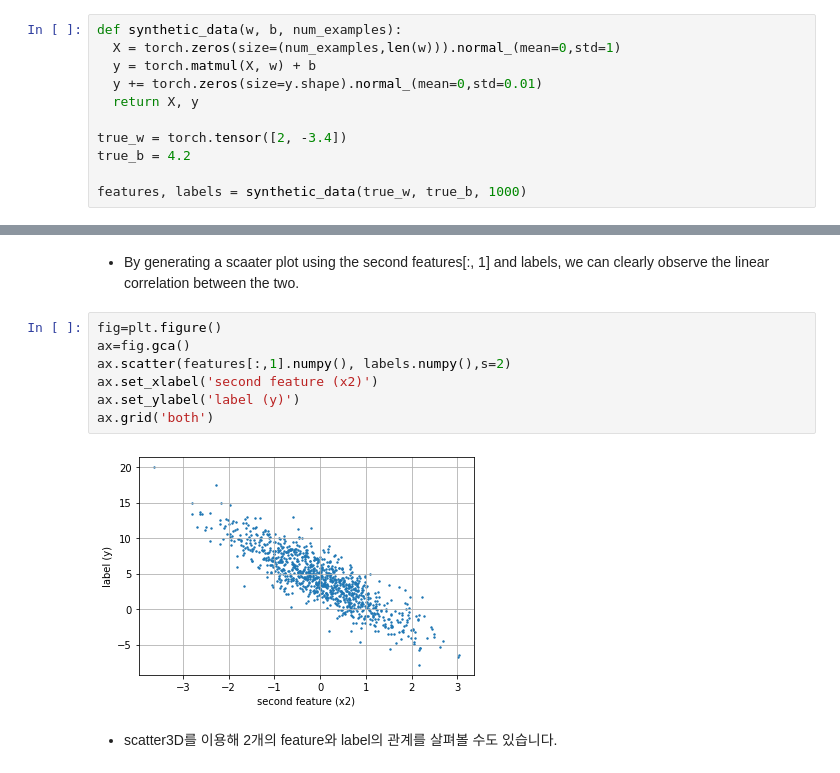
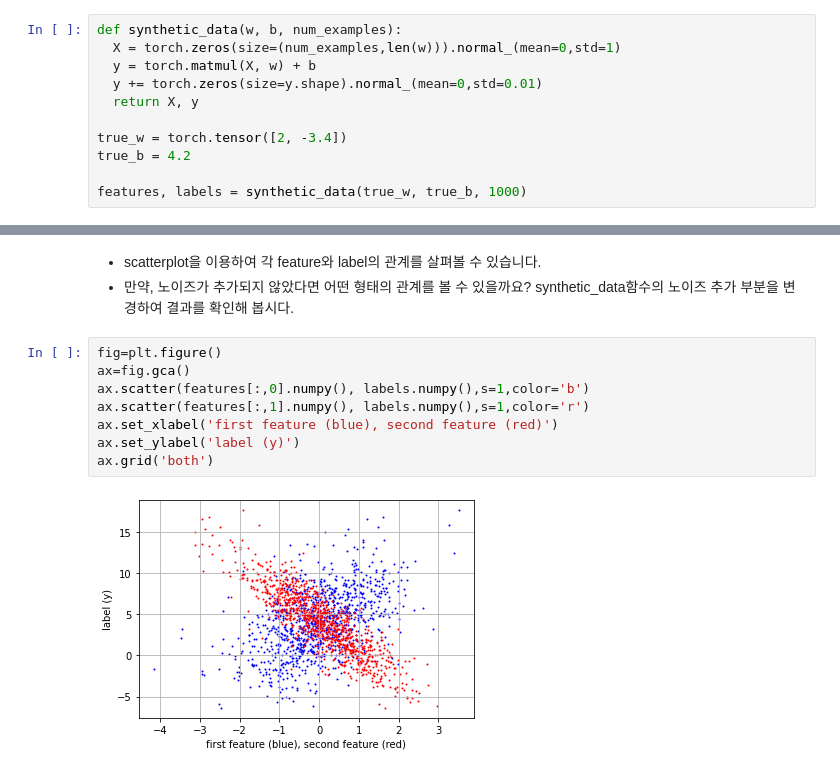
Before and after one commit to hufsbme/T10402101, a Jupyter notebook: ch3_linear_regression/ch3_01_linear_regression_implementation.ipynb, the cells around one changed output, grey strips where cells are left out. Drawn from its saved outputs; the diff is of its cells as text.

```diff
--- a/ch3_linear_regression/ch3_01_linear_regression_implementation.ipynb
+++ b/ch3_linear_regression/ch3_01_linear_regression_implementation.ipynb
@@ -42,13 +44,13 @@ label: tensor(5.1226)
-# %% [markdown]
-- By generating a scaater plot using the second features[:, 1] and labels, we can clearly observe the linear correlation between the two.
+# %% [markdown]
+- scatterplot을 이용하여 각 feature와 label의 관계를 살펴볼 수 있습니다.
+- 만약, 노이즈가 추가되지 않았다면 어떤 형태의 관계를 볼 수 있을까요? synthetic_data함수의 노이즈 추가 부분을 변경하여 결과를 확인해 봅시다.
 # %%
 fig=plt.figure()
 ax=fig.gca()
-ax.scatter(features[:,1].numpy(), labels.numpy(),s=2)
-ax.set_xlabel('second feature (x2)')
+ax.scatter(features[:,0].numpy(), labels.numpy(),s=1,color='b')
+ax.scatter(features[:,1].numpy(), labels.numpy(),s=1,color='r')
+ax.set_xlabel('first feature (blue), second feature (red)')
 ax.set_ylabel('label (y)')
 ax.grid('both')
 # %% [output]
-[figure, old version]
+[figure, new version]
-# %% [markdown]
-- scatter3D를 이용해 2개의 feature와 label의 관계를 살펴볼 수도 있습니다.
```
Also changed, not shown: parts of 38 cells of this notebook.
